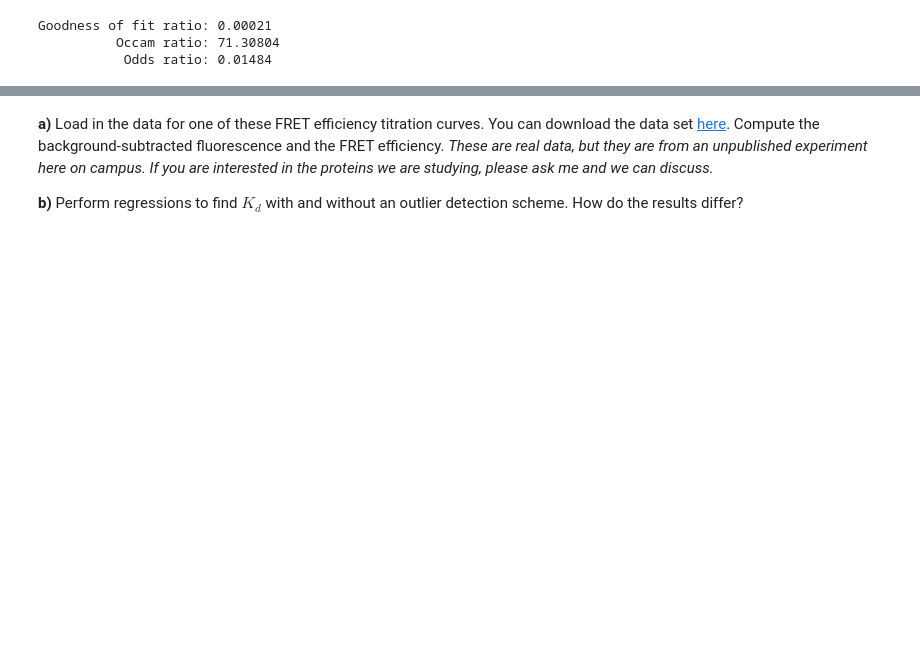
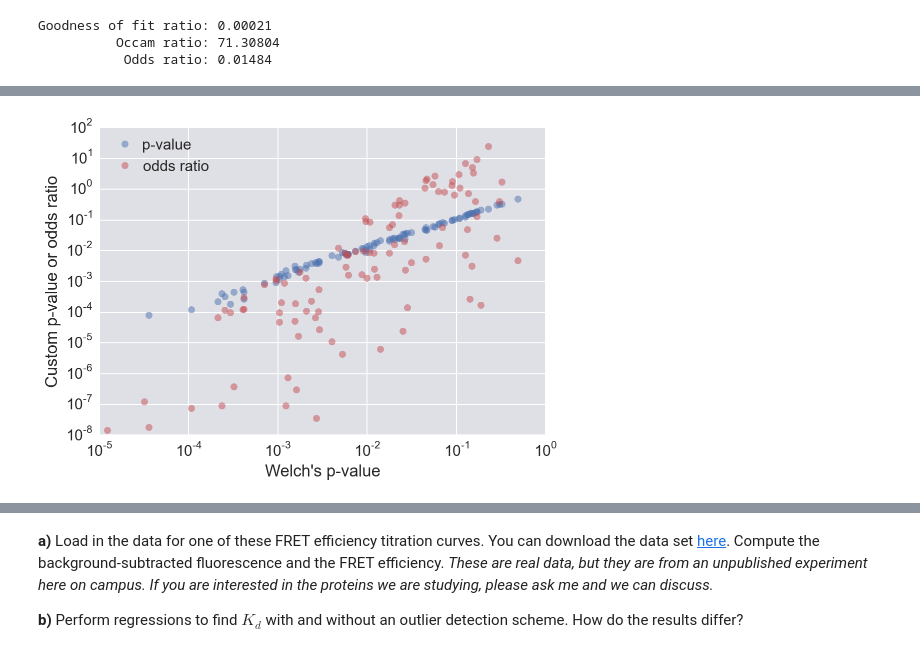
Before and after one commit to justinbois/bebi103, a Jupyter notebook: homework/hw5_solution.ipynb, the cells around one changed output, grey strips where cells are left out. Cells and saved outputs as stored; diff of their text form; code cells hidden in the pictures; blank space fills up the shorter version.

```diff
--- a/homework/hw5_solution.ipynb
+++ b/homework/hw5_solution.ipynb
@@ -780,0 +835,9 @@ for i in range(n_new_data):
+# %%
+plt.loglog(welch_p_values, p_values, 'o', alpha=0.5, label='p-value')
+plt.loglog(welch_p_values, odds, 'o', alpha=0.5, color=sns.color_palette()[2],
+           label='odds ratio')
+plt.xlabel('Welch\'s p-value')
+plt.ylabel('Custom p-value or odds ratio')
+plt.legend(loc='upper left');
+# %% [output]
+[figure, added]
```
Also changed, not shown: parts of 83 cells of this notebook.
